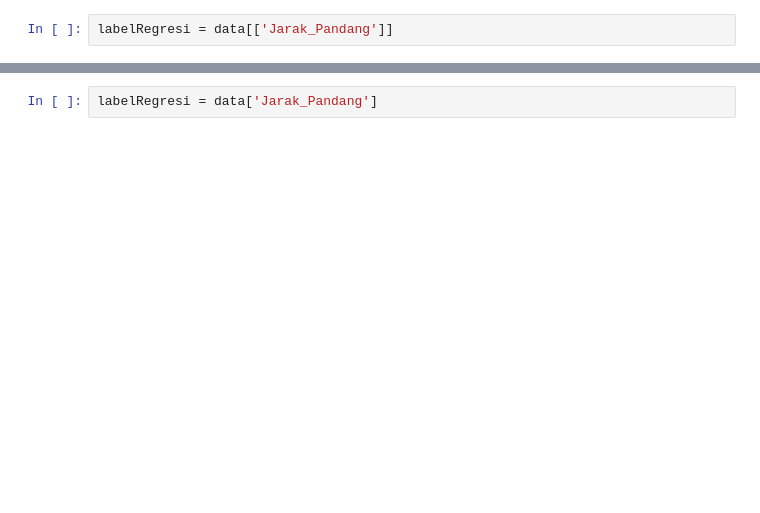
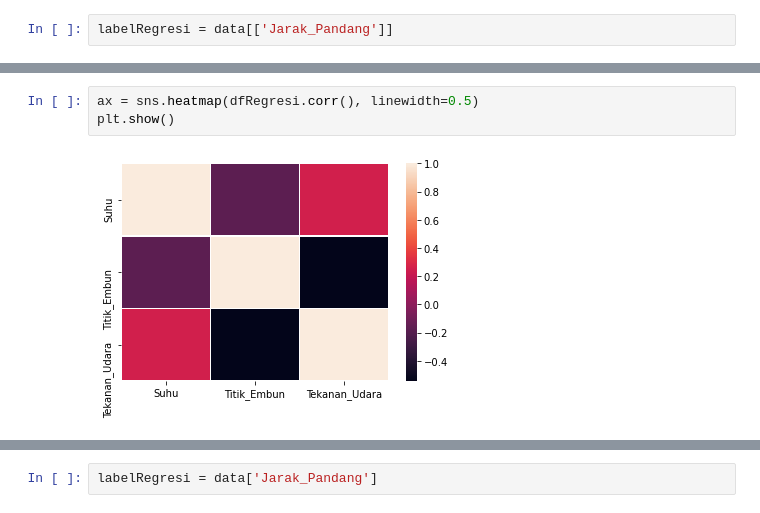
Before and after one commit to makrufboy/Data-Mining-Random-Data-on-Nutritional-Status, a Jupyter notebook: TB_DataMining_PendapatanNilai.ipynb, the cells around one changed output, grey strips where cells are left out. Cells and saved outputs as stored; diff of their text form; blank space fills up the shorter version.

```diff
--- a/TB_DataMining_PendapatanNilai.ipynb
+++ b/TB_DataMining_PendapatanNilai.ipynb
@@ -206,3 +207,8 @@ dfRegresi.corr()
+# %%
+ax = sns.heatmap(dfRegresi.corr(), linewidth=0.5)
+plt.show()
+# %% [output]
+[figure, added]
 # %%
 sns.regplot(x="Tekanan_Udara", y="Suhu", data=df)
 # untuk mencari nilai dengan korelasi bagus
```
Also changed, not shown: parts of 27 cells of this notebook.
